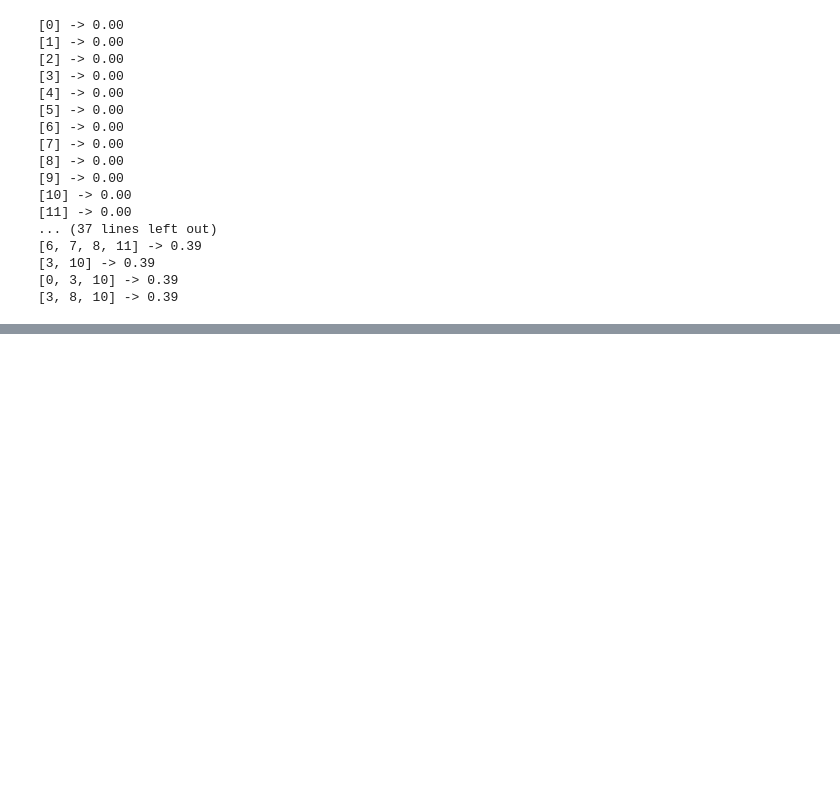
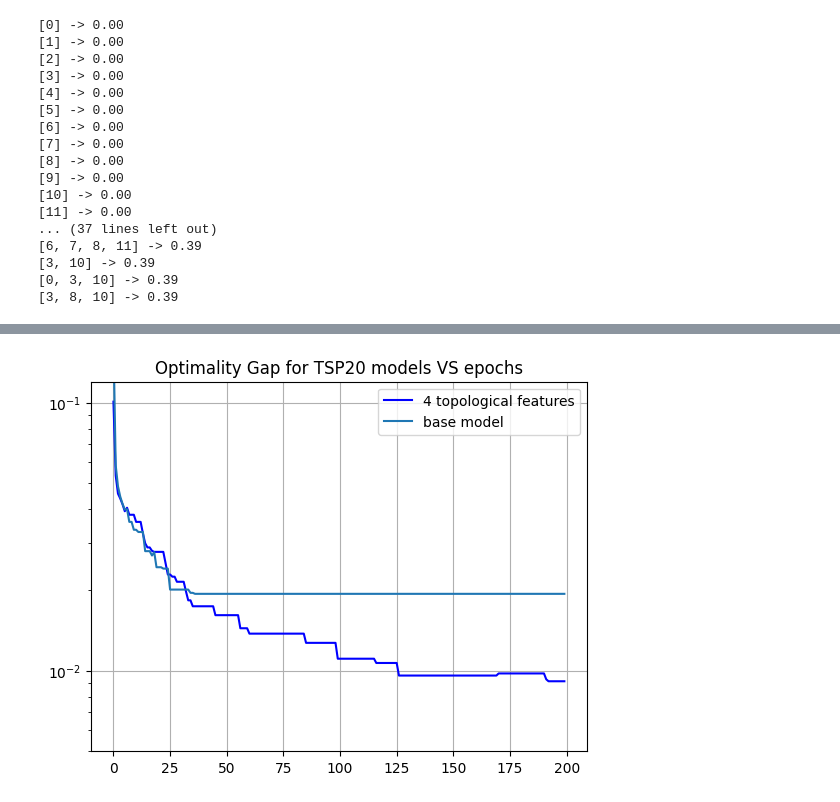
Before and after one commit to MarioAuditore/TDA-for-Travelling-Salesman, a Jupyter notebook: TDA/Features and exploration.ipynb, the cells around one changed output, grey strips where cells are left out. Saved outputs shown, nothing was run; the diff lists cells and outputs as text; code cells hidden in the pictures; blank space fills up the shorter version.

```diff
--- a/TDA/Features and exploration.ipynb
+++ b/TDA/Features and exploration.ipynb
@@ -177,0 +212,12 @@ for filtered_value in simplex_tree.get_filtration():
+# %%
+plt.plot([gap.numpy() for gap in gap_history1], label='4 topological features', color='b')
+plt.plot([gap.numpy() for gap in gap_history2], label='base model')
+plt.yscale('log')
+plt.ylim([5e-3, 1.2e-1])
+plt.title('Optimality Gap for TSP20 models VS epochs')
+plt.grid(True)
+plt.legend()
+plt.savefig('gap_20.jpg')
+plt.show()
+# %% [output]
+[figure, added]
```
Also changed, not shown: parts of 14 cells of this notebook.
